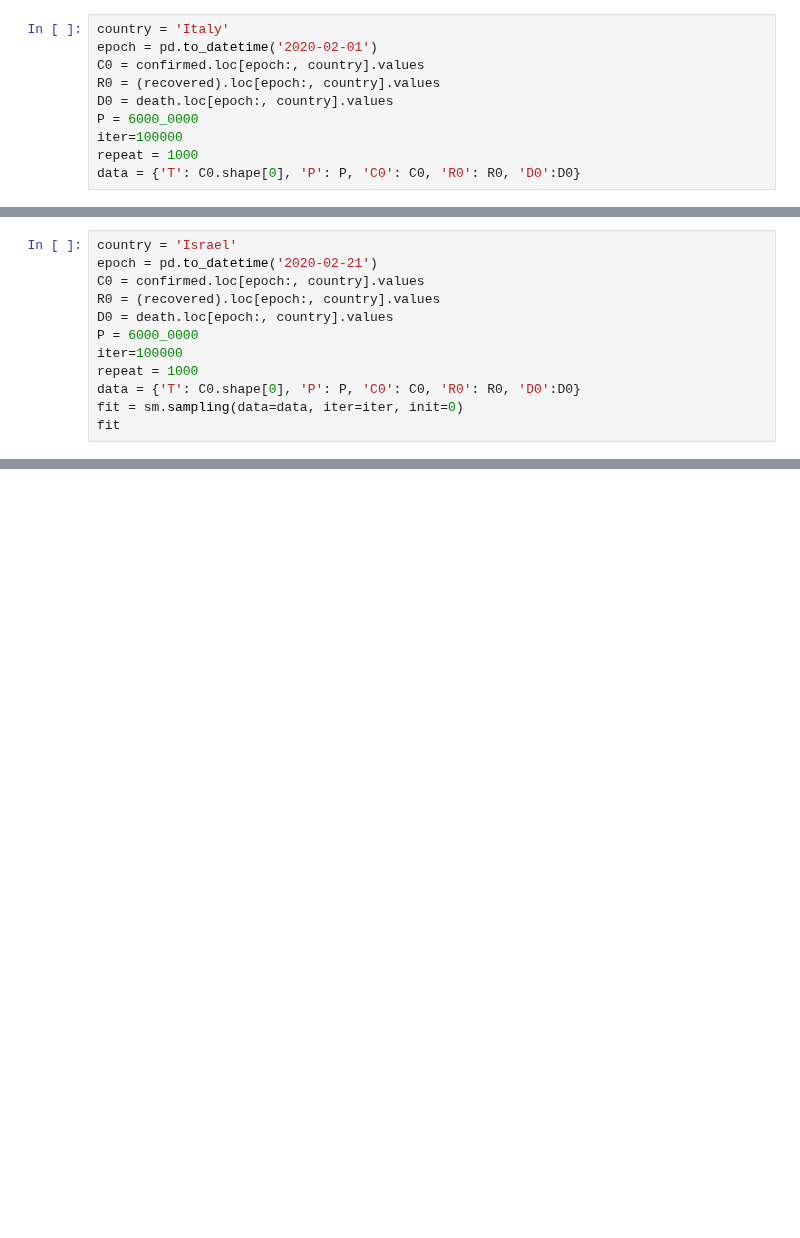
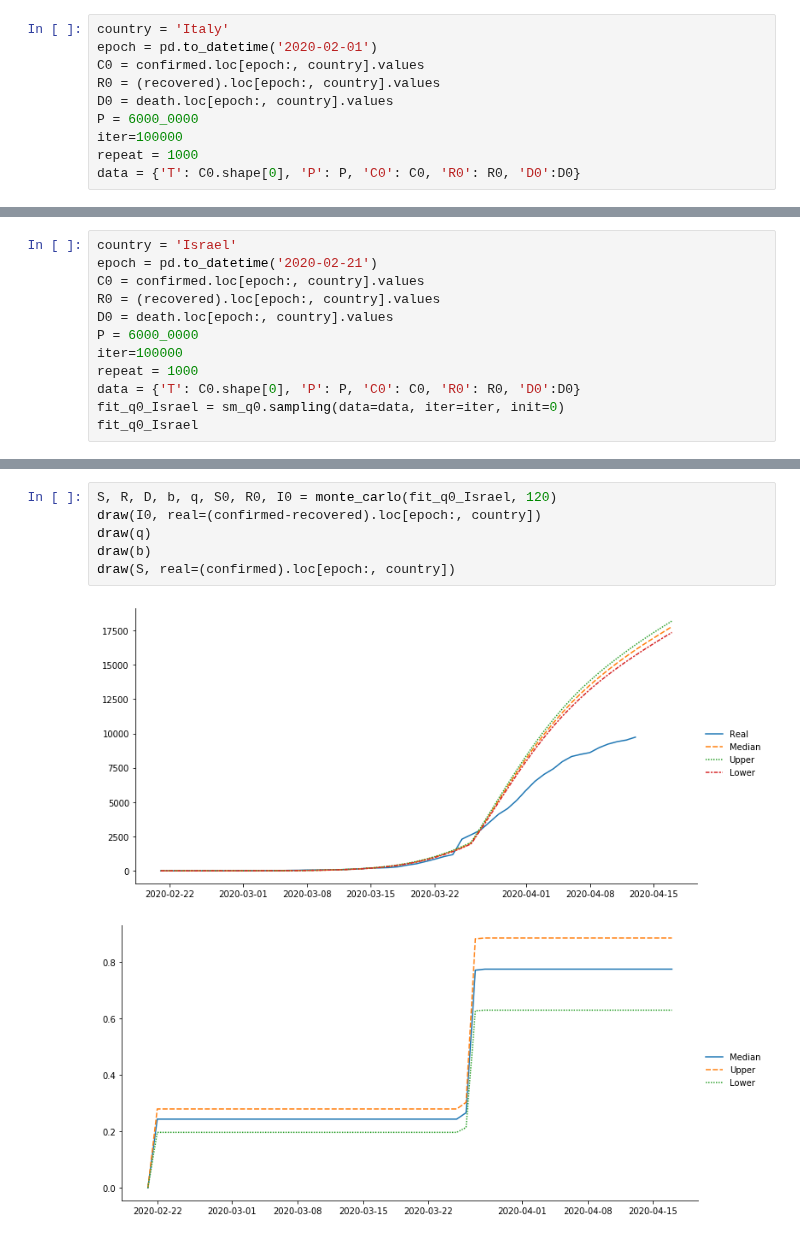
Before and after one commit to yoriyuki/COVID-19, a Jupyter notebook: prediction/Turzin.ipynb, the cells around one changed output, grey strips where cells are left out. Cells and saved outputs as stored; diff of their text form; blank space fills up the shorter version.

```diff
--- a/prediction/Turzin.ipynb
+++ b/prediction/Turzin.ipynb
@@ -376,5 +422,5 @@ P = 6000_0000
 iter=100000
 repeat = 1000
 data = {'T': C0.shape[0], 'P': P, 'C0': C0, 'R0': R0, 'D0':D0}
-fit = sm.sampling(data=data, iter=iter, init=0)
-fit
+fit_q0_Israel = sm_q0.sampling(data=data, iter=iter, init=0)
+fit_q0_Israel
@@ -382,0 +472,9 @@ confirmed.loc[pd.to_datetime('2020-01-22'):, 'US'].values
+# %%
+S, R, D, b, q, S0, R0, I0 = monte_carlo(fit_q0_Israel, 120)
+draw(I0, real=(confirmed-recovered).loc[epoch:, country])
+draw(q)
+draw(b)
+draw(S, real=(confirmed).loc[epoch:, country])
+# %% [output]
+[figure, added]
+[figure, added]
```
Also changed, not shown: parts of 15 cells of this notebook.
